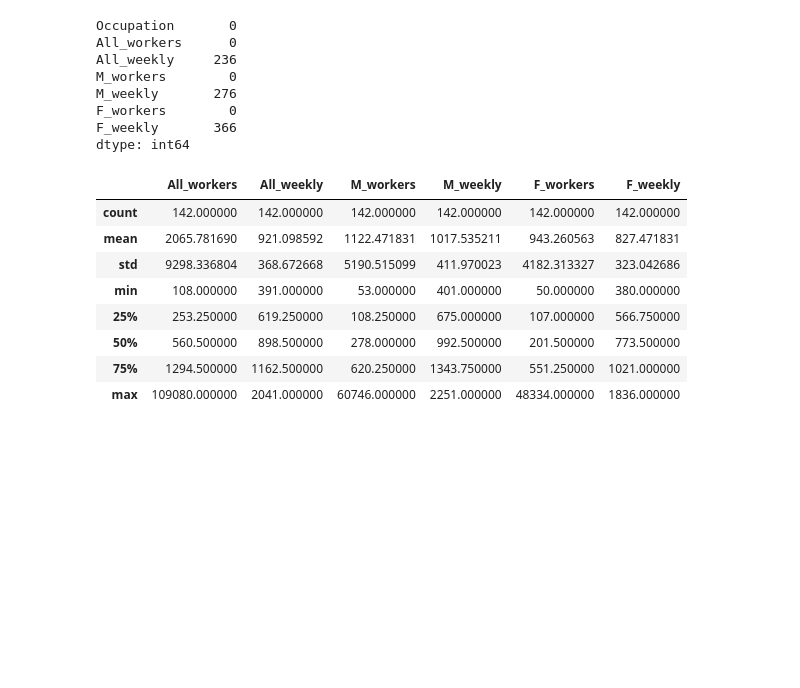
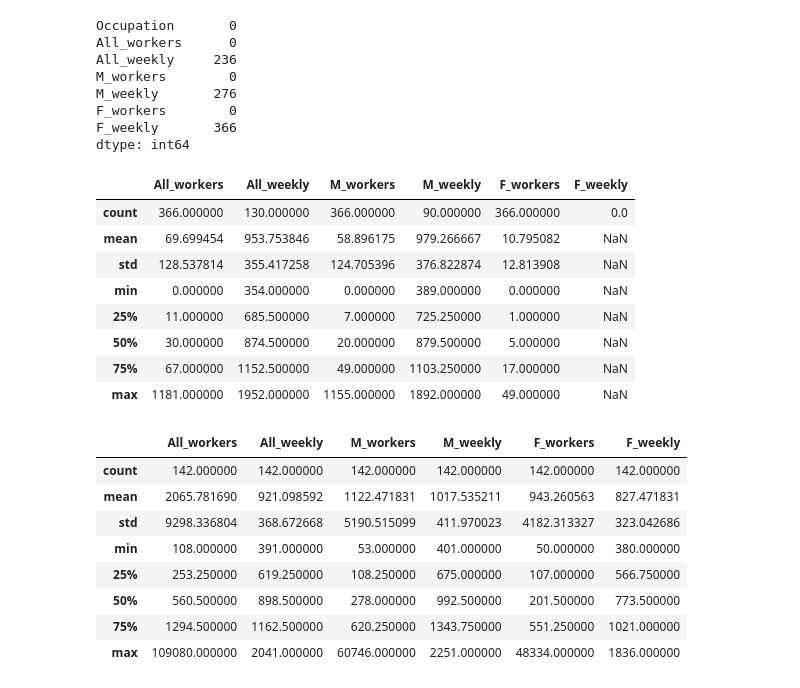
Before and after one commit to Schmidt8181/CapstoneProject, a Jupyter notebook: CapstoneProject.ipynb, the cells around one changed output. Drawn from its saved outputs; the diff is of its cells as text; code cells hidden in the pictures; blank space fills up the shorter version.

```diff
--- a/CapstoneProject.ipynb
+++ b/CapstoneProject.ipynb
@@ -80,7 +101,7 @@ F_workers        0
 F_weekly       366
 dtype: int64
 # %%
-no_wage_df = genderwage.where(genderwage['F_weekly'].isnull()==True)
+no_wage_df = genderwage.where(genderwage['F_weekly'].isnull())
 no_wage_df.head(10) # why do you have nan values?!
 # %% [output]
 |  | Occupation | All_workers | All_weekly | M_workers | M_weekly | F_workers | F_weekly |
@@ -117,6 +138,20 @@ M_weekly       276
 F_workers        0
 F_weekly       366
 dtype: int64
+# %%
+no_wage_df = no_wage_df.dropna(how='all', axis=0)
+# %%
+no_wage_df.describe()
+# %% [output]
+|  | All_workers | All_weekly | M_workers | M_weekly | F_workers | F_weekly |
+| count | 366.000000 | 130.000000 | 366.000000 | 90.000000 | 366.000000 | 0.0 |
+| mean | 69.699454 | 953.753846 | 58.896175 | 979.266667 | 10.795082 | NaN |
+| std | 128.537814 | 355.417258 | 124.705396 | 376.822874 | 12.813908 | NaN |
+| min | 0.000000 | 354.000000 | 0.000000 | 389.000000 | 0.000000 | NaN |
+| 25% | 11.000000 | 685.500000 | 7.000000 | 725.250000 | 1.000000 | NaN |
+| 50% | 30.000000 | 874.500000 | 20.000000 | 879.500000 | 5.000000 | NaN |
+| 75% | 67.000000 | 1152.500000 | 49.000000 | 1103.250000 | 17.000000 | NaN |
+| max | 1181.000000 | 1952.000000 | 1155.000000 | 1892.000000 | 49.000000 | NaN |
 # %%
 cleanedgenderwage = genderwage.dropna(axis=0, how='any')
 # %%
```
Also changed, not shown: parts of 23 cells of this notebook.
